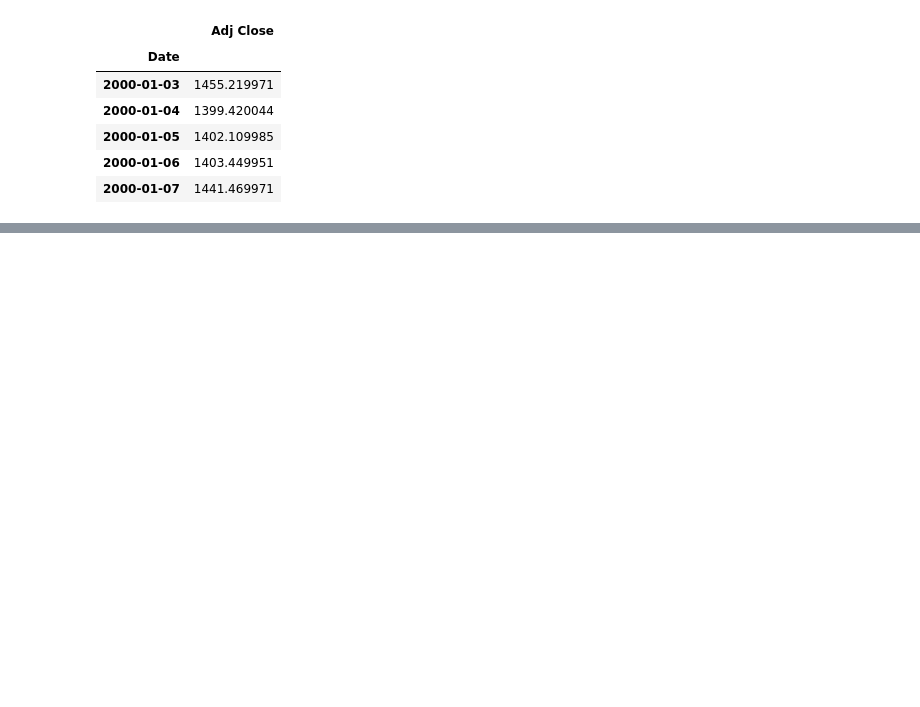
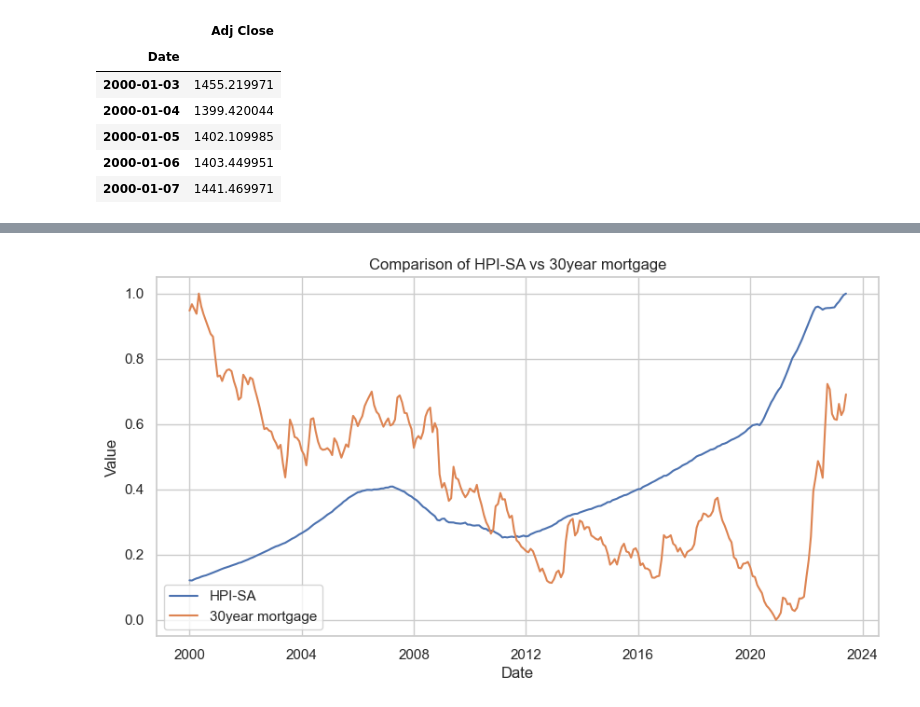
Before and after one commit to vkriskanth/personal_finance, a Jupyter notebook: finance_analysis.ipynb, the cells around one changed output, grey strips where cells are left out. Cells and saved outputs as stored; diff of their text form; code cells hidden in the pictures; blank space fills up the shorter version.

```diff
--- a/finance_analysis.ipynb
+++ b/finance_analysis.ipynb
@@ -161,0 +265,8 @@ plt.show()
+# %%
+ticker_symbol = 'MORTGAGE30US'
+
+mortgage_data = pdr.get_data_fred('MORTGAGE30US',start = start_date, end=end_date)
+mortgage_data = mortgage_data.resample('M').mean()
+mortgage_data.index = mortgage_data.index.to_period('M').to_timestamp()
+mortgage_data['norm_30yr_mortgage']=(mortgage_data['MORTGAGE30US'] - mortgage_data['MORTGAGE30US'].min())/(mortgage_data['MORTGAGE30US'].max() - mortgage_data['MORTGAGE30US'].min())
+mortgage_data.head()
@@ -161,0 +281,5 @@ plt.show()
+# %%
+#index
+#just looking at house price index only
+merged_hpi_30yr = pd.merge(mortgage_data, df_hpi, on = 'DATE')
+merged_hpi_30yr.head()
@@ -161,0 +294,14 @@ plt.show()
+# %%
+
+
+sns.set(style = 'whitegrid')
+plt.figure(figsize = (10,5))
+sns.lineplot(data=merged_hpi_30yr, x='DATE', y = 'norm_hpi_value_sa_usa',label='HPI-SA')
+sns.lineplot(data=merged_hpi_30yr, x='DATE', y = 'norm_30yr_mortgage',label='30year mortgage')
+plt.xlabel('Date')
+plt.ylabel('Value')
+plt.title('Comparison of HPI-SA vs 30year mortgage')
+plt.legend()
+plt.show()
+# %% [output]
+[figure, added]
```
Also changed, not shown: parts of 13 cells of this notebook, 1 other file.
